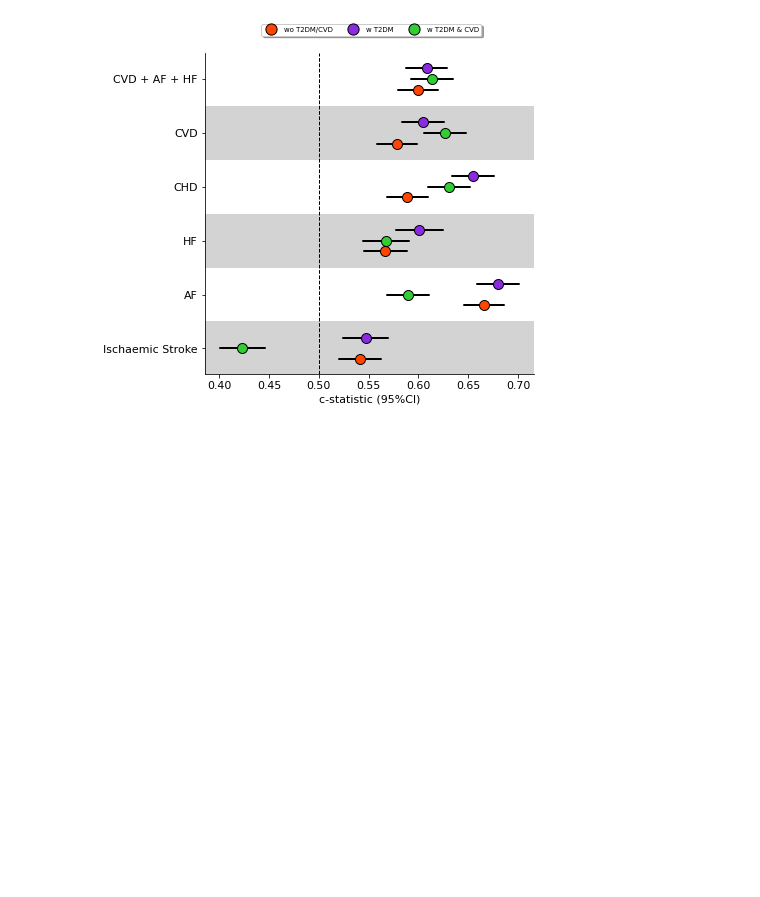
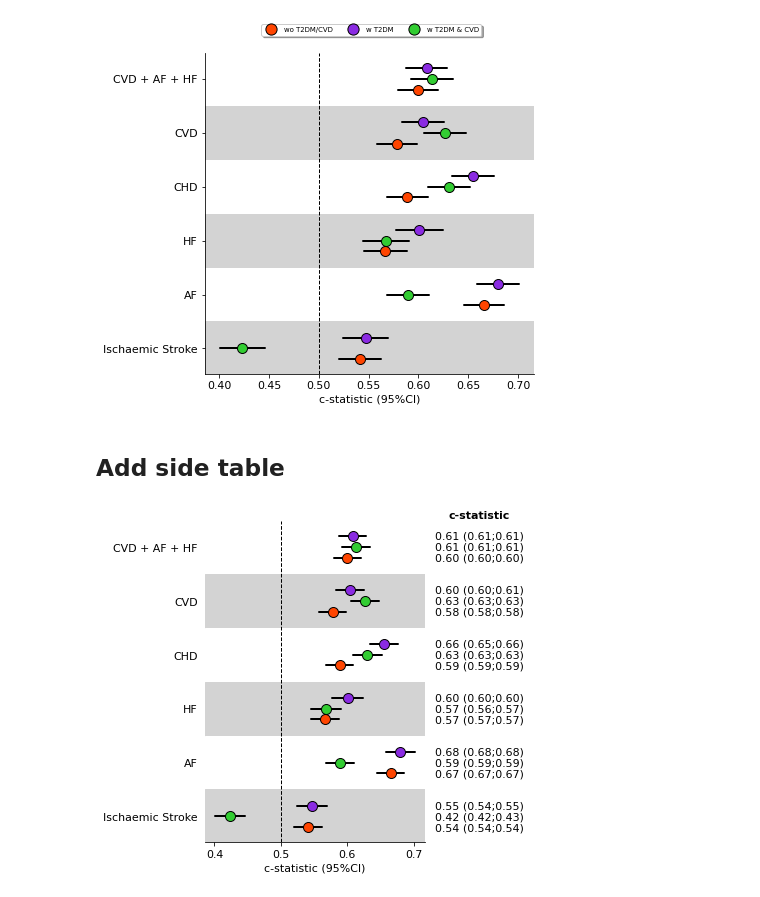
Before and after one commit to afschmidt/plot-misc, a Jupyter notebook: resources/examples/forestplot.ipynb, the cells around one changed output. Saved outputs shown, nothing was run; the diff lists cells and outputs as text; code cells hidden in the pictures; blank space fills up the shorter version.

Commit message:
Added side-table example

```diff
--- a/resources/examples/forestplot.ipynb
+++ b/resources/examples/forestplot.ipynb
@@ -19,6 +19,7 @@ CMTOINCH = 1/2.54
 SHAPE_DICT = {'PGS only': 'o', 'PGS plus': 's', 'PGS extended': 'H'}
 COL_DICT = {'wo T2DM/CVD': 'orangered', 'w T2DM': 'blueviolet',
               'w T2DM & CVD': 'limegreen'}
+STRING_COL = 'string'
 
 # add y-axis values
 combined.sort_values(['evaluated_outcome','subgroup_name'],  inplace=True)
@@ -33,6 +34,10 @@ combined['shape'] = combined.model.map(SHAPE_DICT)
 
 # select a single 'study'
 single = combined[combined.model=='PGS only'].copy()
+single[STRING_COL] = \
+single['test_cstatistic'].map('{:,.2f}'.format) + ' (' + \
+single['test_cstatistic_lb'].map('{:,.2f}'.format) + ';' + \
+single['test_cstatistic_ub'].map('{:,.2f}'.format) + ')'
 # %% [markdown]
 ## Complex forest plot
 We will start with a rather complex forest plot with multiple values on the same line and the confidence interval
@@ -130,3 +135,38 @@ ax.legend(handles=leg_handles , ncol=3, bbox_to_anchor=(0.85, 1.10),
 # %% [output]
 <matplotlib.legend.Legend at 0x...>
 [figure]
+# %% [markdown]
+## Add side table
+# %%
+# create subplot and remove space
+f, ax = plt.subplots(1, ncols=2, figsize=(15*CMTOINCH, 15*CMTOINCH),
+                     gridspec_kw={'width_ratios': [10,5]},
+                     sharey=False,
+                     )
+plt.subplots_adjust(wspace=0)
+
+# add forest plot
+_, _ = forest.plot_forest(df=single, x_col='test_cstatistic',
+                           lb_col='test_cstatistic_lb',
+                           ub_col='test_cstatistic_ub',
+                           s_col='shape', c_col='col', ci_colour='black',
+                           g_col='evaluated_outcome', shape_size= 100, ci_lwd=2,
+                           ax=ax[0],
+                           kwargs_scatter_dict={'edgecolors':'black'},
+                           kwargs_plot_ci_dict={'zorder':1, 'solid_capstyle':'round',
+                                               'linestyle':'-'}
+                          )
+ax[0].spines[['right', 'left', 'top']].set_visible(False)
+ax[0].set_xlabel('c-statistic (95%CI)', fontsize=11)
+ax[0].tick_params('both', labelsize=11, left=False)
+ax[0].axvline(0.5, linewidth=1, linestyle='--', c='black')
+
+# add side-table
+ax[1].set_ylim(ax[0].get_ylim())
+_ = forest.plot_table(single, annoteheader='c-statistic',
+                  string_col=STRING_COL, ax=ax[1],
+                  halignment_text='center',
+                  size_text=11, size_header=11,
+                  )
+# %% [output]
+[figure, added]
```
Also changed, not shown: 1 other file.
